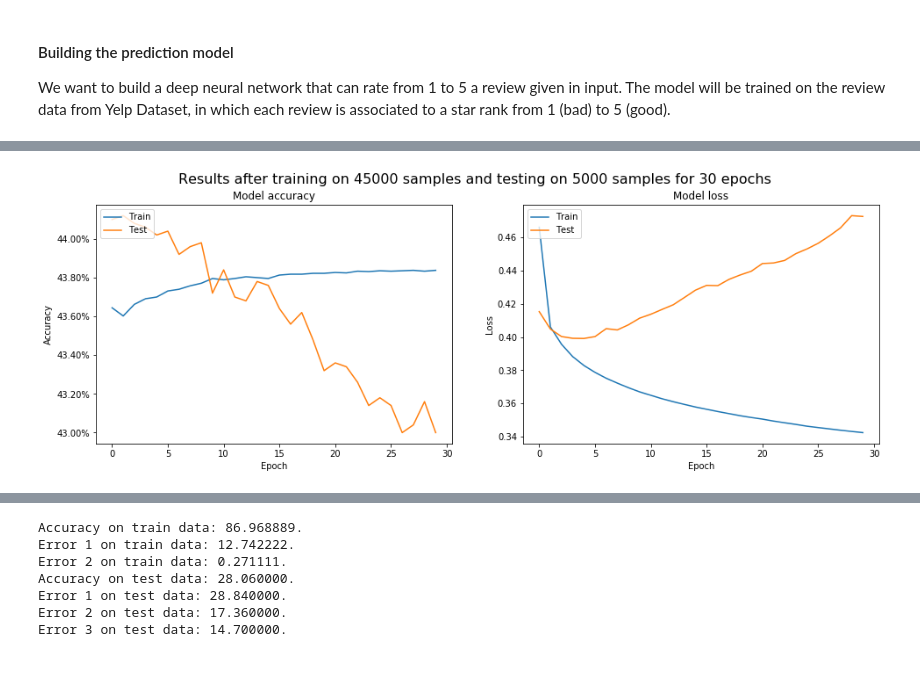
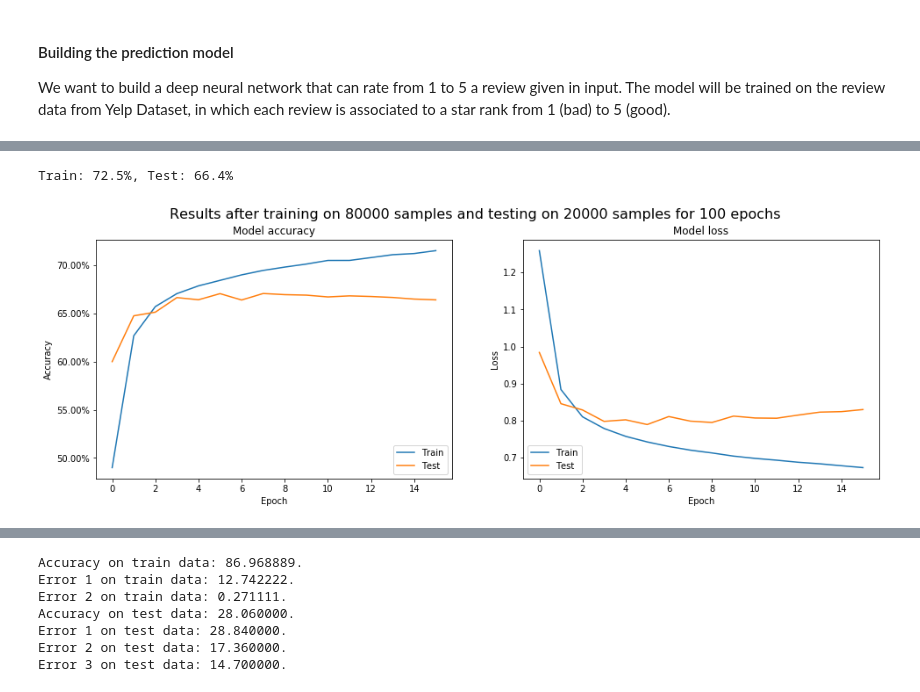
Before and after one commit to lorenzovngl/analysis-of-yelp-open-dataset, a Jupyter notebook: notebooks/reviews_classification.ipynb, the cells around one changed output, grey strips where cells are left out. Drawn from its saved outputs; the diff is of its cells as text; code cells hidden in the pictures.

Commit message:
Improved classification model

```diff
--- a/notebooks/reviews_classification.ipynb
+++ b/notebooks/reviews_classification.ipynb
@@ -88,7 +109,7 @@ print(np.shape(train_labels), np.shape(test_labels))
 # %%
 vocab_size = 10000
-embedding_dim = 16
-max_length = 100
+embedding_dim = 64
+max_length = 1000
 # %%
 # tokenization phase, may takes few minutes
 
@@ -114,13 +135,13 @@ print(np.shape(test_padded))
 model = tf.keras.Sequential([
     tf.keras.layers.Embedding(vocab_size, embedding_dim, input_length=max_length),
     tf.keras.layers.GlobalAveragePooling1D(),
-    tf.keras.layers.Dense(24, activation='relu'),
-    tf.keras.layers.Dense(1, activation='sigmoid')
+    tf.keras.layers.Dense(64, activation='sigmoid'),
+    #tf.keras.layers.Dense(32, activation='sigmoid'),
+    tf.keras.layers.Dense(16, activation='sigmoid'),
+    tf.keras.layers.Dense(5, activation='softmax')
 ])
 
-model.compile(loss='binary_crossentropy', optimizer='adam', metrics=['accuracy'])
-
-model.save_weights('my_model_weights.h5')
+model.compile(loss='categorical_crossentropy', optimizer='adam', metrics=['accuracy'])
 
 model.summary()
 # %% [output]
@@ -143,11 +166,13 @@ _________________________________________________________________
 # %%
 # train the model
 
-epochs = [30]
+from tensorflow.keras.callbacks import EarlyStopping
+
+epochs = 100
 history = []
 
-for ep in epochs:
-    model.load_weights('my_model_weights.h5')
-    history.append(model.fit(np.array(train_padded), np.array(train_labels), epochs=ep,
-                       validation_data=(test_padded, test_labels), verbose=2))
+es = EarlyStopping(monitor='val_loss', mode='min', verbose=1, patience=epochs/10)
+history.append(model.fit(np.array(train_padded), np.array(train_labels), epochs=epochs,
+                       validation_data=(test_padded, test_labels), verbose=2, callbacks=[es]))
+model.save_weights('my_model_weights.h5')
 # %% [output]
@@ -171,36 +196,44 @@ Epoch 30/30
+# %%
+# evaluate the model
+
+_, train_acc = model.evaluate(np.array(train_padded), np.array(train_labels), verbose=0)
+_, test_acc = model.evaluate(test_padded, test_labels, verbose=0)
+print('Train: %.1f%%, Test: %.1f%%' % (train_acc*100, test_acc*100))
+# %% [output]
+Train: 72.5%, Test: 66.4%
 # %%
 # print results
 
 import matplotlib.pyplot as plt
 from matplotlib.ticker import FuncFormatter
 
 
 for i in range(len(history)):
 
     fig, axes = plt.subplots(1, 2, figsize=(16,5))
     fig.suptitle('Results after training on %i samples and testing on %i samples for %i epochs'
-                 % (train_size, size-train_size, epochs[i]), fontsize=16)
+                 % (train_size, size-train_size, epochs), fontsize=16)
 
     # summarize history for accuracy
     axes[0].plot(history[i].history['accuracy'])
     axes[0].plot(history[i].history['val_accuracy'])
     axes[0].set_title('Model accuracy')
     axes[0].set_ylabel('Accuracy')
     axes[0].yaxis.set_major_formatter(FuncFormatter(lambda y, _: '{:.2%}'.format(y)))
     axes[0].set_xlabel('Epoch')
-    axes[0].legend(['Train', 'Test'], loc='upper left')
+    axes[0].legend(['Train', 'Test'], loc='lower right')
 
     # summarize history for loss
     axes[1].plot(history[i].history['loss'])
     axes[1].plot(history[i].history['val_loss'])
     axes[1].set_title('Model loss')
     axes[1].set_ylabel('Loss')
     axes[1].set_xlabel('Epoch')
-    axes[1].legend(['Train', 'Test'], loc='upper left')
+    axes[1].legend(['Train', 'Test'], loc='lower left')
 
     plt.show()
 # %% [output]
-[figure, old version]
+[figure, new version]
 # %%
 # make prediction
 
```
Also changed, not shown: parts of 11 cells of this notebook.
